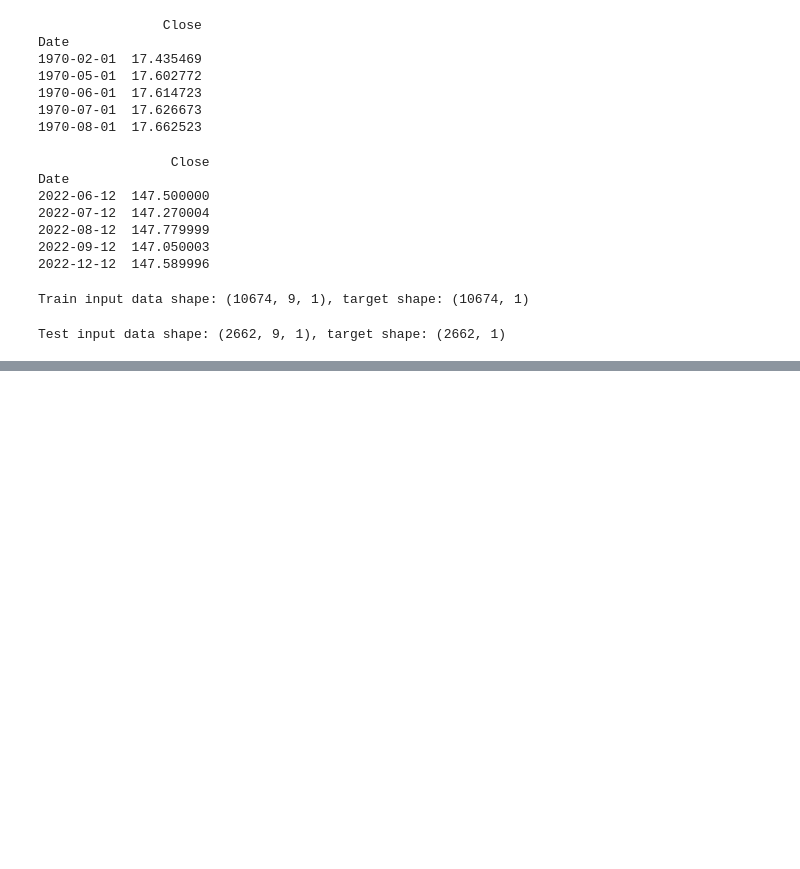
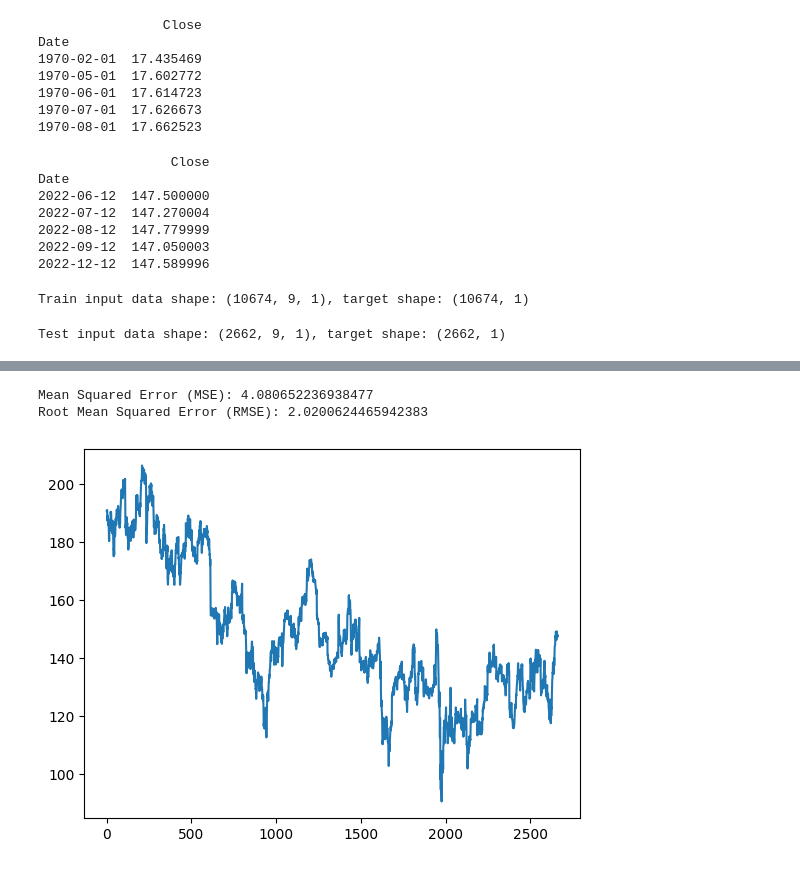
Before and after one commit to aryamanpandya99/RecurrentNetworks, a Jupyter notebook: RNN_from_scratch/simple_RNN.ipynb, the cells around one changed output, grey strips where cells are left out. Saved outputs shown, nothing was run; the diff lists cells and outputs as text; code cells hidden in the pictures; blank space fills up the shorter version.

```diff
--- a/RNN_from_scratch/simple_RNN.ipynb
+++ b/RNN_from_scratch/simple_RNN.ipynb
@@ -263,0 +282,35 @@ plt.plot(losses)
+# %%
+targets = []
+predicted = []
+
+model.eval()
+for i, (x, y) in enumerate(test_loader):
+    h_s = model.init_h(x.shape[0], x.shape[1]).to(device)
+
+    x = x.to(device)
+    y = y.to(device)
+    y_pred, h_out = model(x, h_s)
+    y_pred = y_pred[:, -1, :]
+    predicted.append(y_pred.cpu().detach().numpy())
+    targets.append(y.cpu().detach().numpy())
+    h_s = h_out
+# %%
+from sklearn.metrics import mean_squared_error
+target_long_array = np.concatenate(targets)
+predicted_long_array = np.concatenate(predicted)
+
+mse = mean_squared_error(target_long_array, predicted_long_array)
+print(f'Mean Squared Error (MSE): {mse}')
+rmse = np.sqrt(mse)
+print(f'Root Mean Squared Error (RMSE): {rmse}')
+# %% [output]
+Mean Squared Error (MSE): 4.080652236938477
+Root Mean Squared Error (RMSE): 2.0200624465942383
+# %%
+target_list = target_long_array.tolist()
+predicted_list = predicted_long_array.tolist()
+# %%
+plt.plot(predicted_list)
+plt.show()
+# %% [output]
+[figure, added]
```
Also changed, not shown: parts of 10 cells of this notebook.
